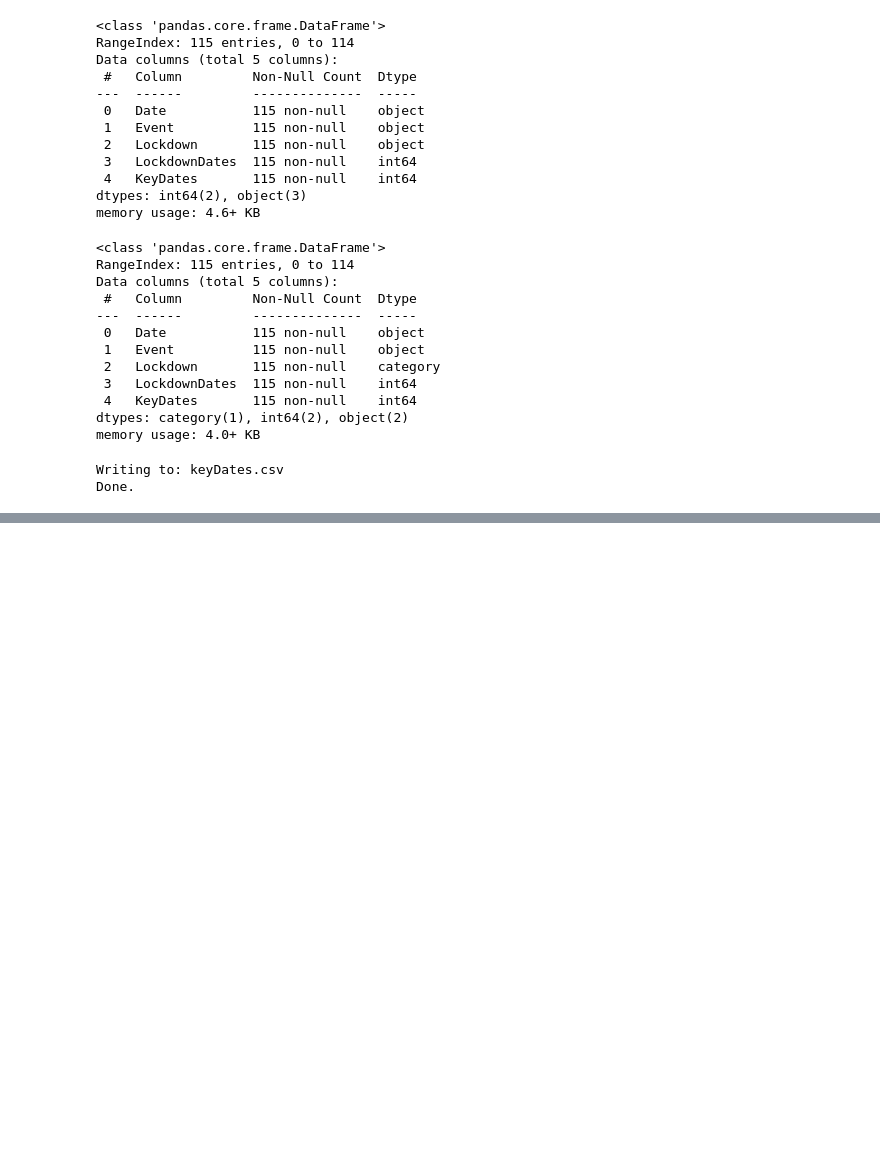
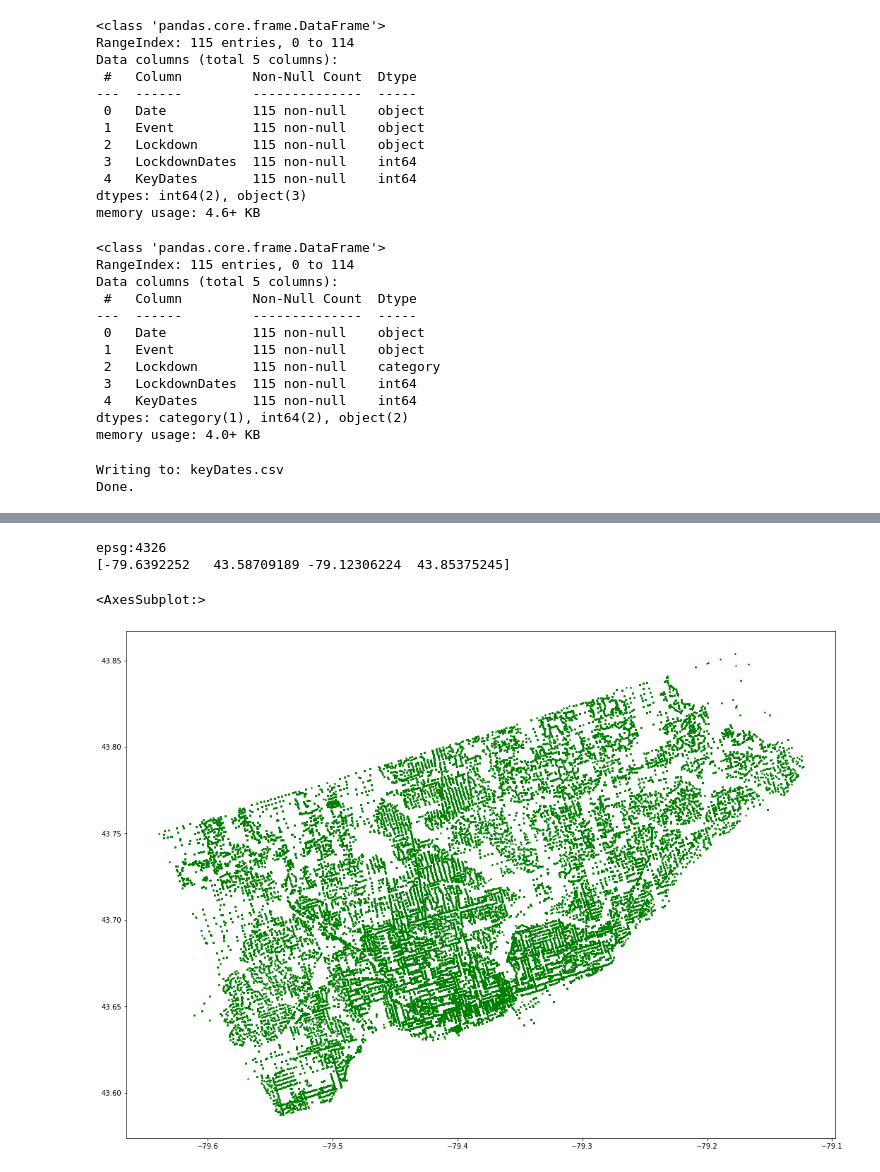
Before and after one commit to MattKavanaugh/dcsa_grp_project, a Jupyter notebook: eda_and_cleaning.ipynb, the cells around one changed output, grey strips where cells are left out. Saved outputs shown, nothing was run; the diff lists cells and outputs as text; code cells hidden in the pictures; blank space fills up the shorter version.

```diff
--- a/eda_and_cleaning.ipynb
+++ b/eda_and_cleaning.ipynb
@@ -494,0 +513,14 @@ Done.
+# %%
+# as we are completing an analysis of the impact of COVID-19 lockdowns on crime, we will add an additonal column for lockdown information
+# from research we know that Toronto had three lockdowns as follows:
+
+lockdown = {'ONE':['2020-03-23','2020-07-31'],
+            'TWO':['2020-11-23','2021-03-08'],
+            'THREE':['2021-04-08','2021-06-02']}
+
+crime['occurrencedate'] = pd.to_datetime(crime.occurrencedate.values, infer_datetime_format=True)
+
+for k, (s,e) in lockdown.items():
+    crime.loc[crime['occurrencedate'].between(s,e), 'lockdownNum'] = k
+
+crime.head()
@@ -494,0 +544,6 @@ Done.
+# %%
+# replace NaN values in lockdownNum field with NONE (no lockdown)
+crime['lockdownNum'] = crime['lockdownNum'].fillna('NONE')
+
+# check revised number of occurrences by lockdownNum
+crime.lockdownNum.value_counts()
@@ -494,0 +570,6 @@ Done.
+# %%
+# create a binary lockdown column based on lockdownNum column where 1 = in lockdown, and 0 = not in lockdown
+crime['lockdownBinary'] = ['1' if x == 'ONE' else '1' if x == 'TWO' else '1' if x == 'THREE' else '0' for x in crime['lockdownNum']]
+
+#confirm new column
+crime.head()
@@ -494,0 +603,7 @@ Done.
+# %%
+# convert lockdownBinary to int
+for c in ['lockdownBinary']:
+    crime[c] = crime[c].astype('int')
+
+# confirm conversion to int
+crime.info()
@@ -879,0 +1239,12 @@ Done.
+# %%
+# now let's see how things look
+
+# plot crime
+print(crime.geometry.crs)
+print(crime.total_bounds)
+crime.plot(figsize=(18,14), marker='*', color='green', markersize=3)
+# %% [output]
+epsg:4326
+[-79.6392252   43.58709189 -79.12306224  43.85375245]
+<AxesSubplot:>
+[figure, added]
```
Also changed, not shown: parts of 66 cells of this notebook, 6 other files.
